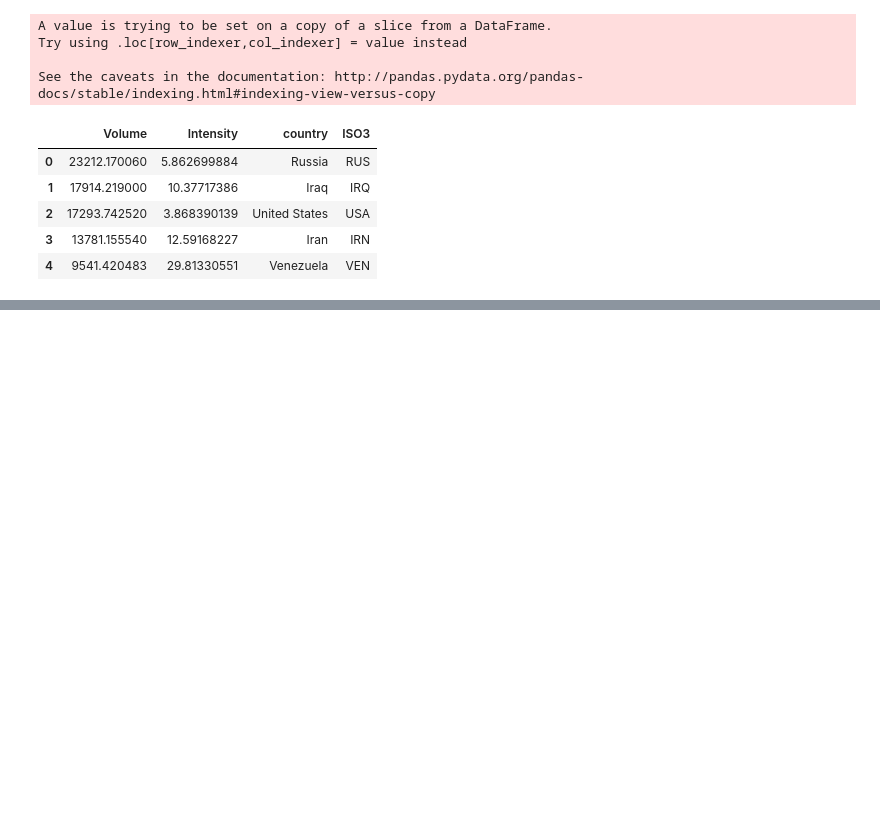
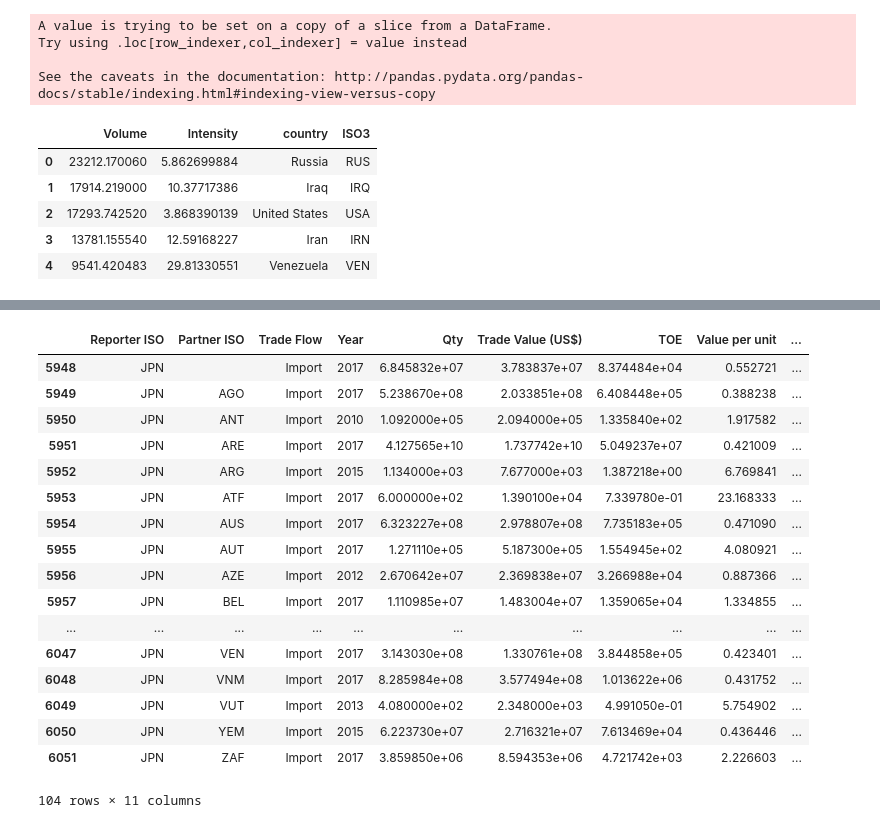
Before and after one commit to worldbank/INFRA_SAP, a Jupyter notebook: Notebooks/DP_INFRA_B_MappingImportedFlaring.ipynb, the cells around one changed output, grey strips where cells are left out. Drawn from its saved outputs; the diff is of its cells as text; code cells hidden in the pictures; blank space fills up the shorter version.

```diff
--- a/Notebooks/DP_INFRA_B_MappingImportedFlaring.ipynb
+++ b/Notebooks/DP_INFRA_B_MappingImportedFlaring.ipynb
@@ -174,2 +187,23 @@ res.head(20)
 # %%
 res.to_csv("NATIONAL_FIS_v0.csv")
+# %%
+in_flaring_combined.loc[(in_flaring_combined['Reporter ISO'] == "JPN")].sort_values("Partner ISO", ascending=True)
+# %% [output]
+|  | Reporter ISO | Partner ISO | Trade Flow | Year | Qty | Trade Value (US$) | TOE | Value per unit | ... |
+| 5948 | JPN |  | Import | 2017 | 6.845832e+07 | 3.783837e+07 | 8.374484e+04 | 0.552721 | ... |
+| 5949 | JPN | AGO | Import | 2017 | 5.238670e+08 | 2.033851e+08 | 6.408448e+05 | 0.388238 | ... |
+| 5950 | JPN | ANT | Import | 2010 | 1.092000e+05 | 2.094000e+05 | 1.335840e+02 | 1.917582 | ... |
+| 5951 | JPN | ARE | Import | 2017 | 4.127565e+10 | 1.737742e+10 | 5.049237e+07 | 0.421009 | ... |
+| 5952 | JPN | ARG | Import | 2015 | 1.134000e+03 | 7.677000e+03 | 1.387218e+00 | 6.769841 | ... |
+| 5953 | JPN | ATF | Import | 2017 | 6.000000e+02 | 1.390100e+04 | 7.339780e-01 | 23.168333 | ... |
+| 5954 | JPN | AUS | Import | 2017 | 6.323227e+08 | 2.978807e+08 | 7.735183e+05 | 0.471090 | ... |
+| 5955 | JPN | AUT | Import | 2017 | 1.271110e+05 | 5.187300e+05 | 1.554945e+02 | 4.080921 | ... |
+| 5956 | JPN | AZE | Import | 2012 | 2.670642e+07 | 2.369838e+07 | 3.266988e+04 | 0.887366 | ... |
+| 5957 | JPN | BEL | Import | 2017 | 1.110985e+07 | 1.483004e+07 | 1.359065e+04 | 1.334855 | ... |
+| ... | ... | ... | ... | ... | ... | ... | ... | ... | ... |
+| 6047 | JPN | VEN | Import | 2017 | 3.143030e+08 | 1.330761e+08 | 3.844858e+05 | 0.423401 | ... |
+| 6048 | JPN | VNM | Import | 2017 | 8.285984e+08 | 3.577494e+08 | 1.013622e+06 | 0.431752 | ... |
+| 6049 | JPN | VUT | Import | 2013 | 4.080000e+02 | 2.348000e+03 | 4.991050e-01 | 5.754902 | ... |
+| 6050 | JPN | YEM | Import | 2015 | 6.223730e+07 | 2.716321e+07 | 7.613469e+04 | 0.436446 | ... |
+| 6051 | JPN | ZAF | Import | 2017 | 3.859850e+06 | 8.594353e+06 | 4.721742e+03 | 2.226603 | ... |
+104 rows × 11 columns
```
Also changed, not shown: parts of 10 cells of this notebook, 6 other files.
